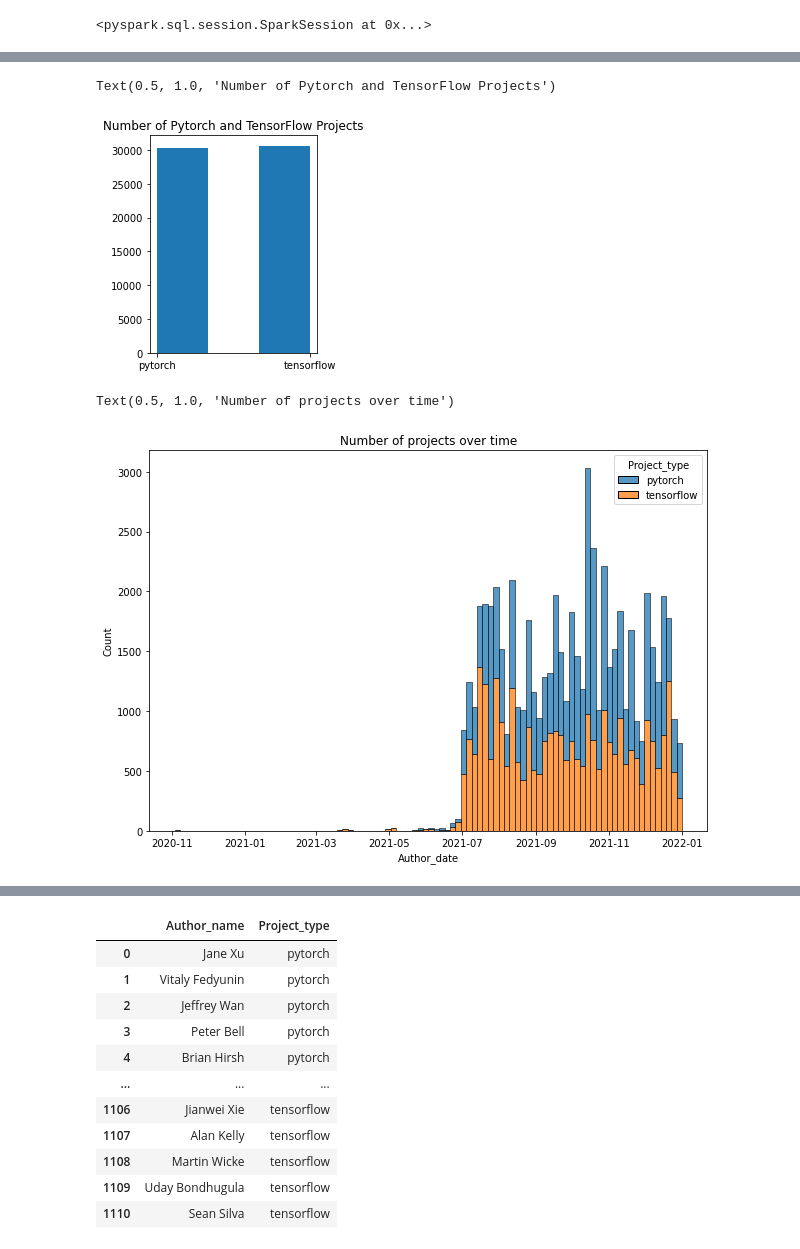
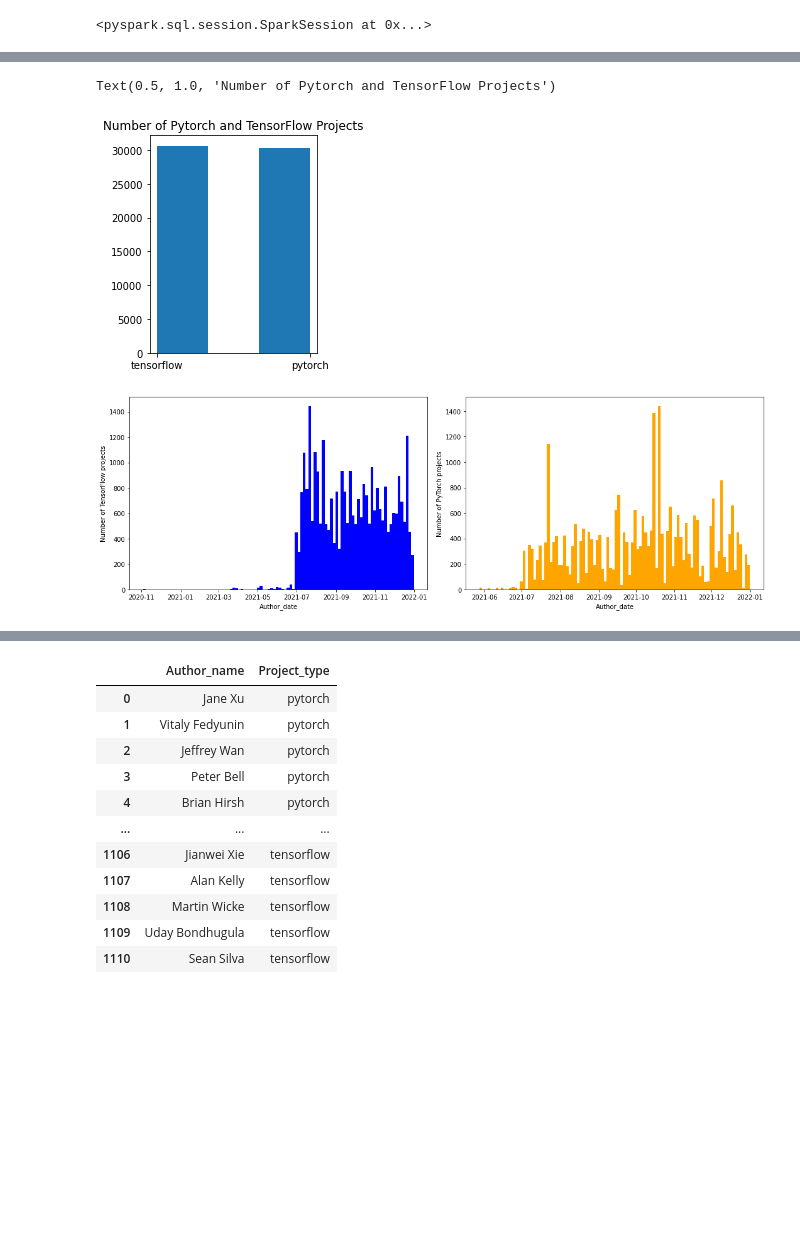
Before and after one commit to crystalwongcy/database_management, a Jupyter notebook: DMS.ipynb, the cells around one changed output, grey strips where cells are left out. Saved outputs shown, nothing was run; the diff lists cells and outputs as text; code cells hidden in the pictures; blank space fills up the shorter version.

```diff
--- a/DMS.ipynb
+++ b/DMS.ipynb
@@ -802,8 +795,12 @@ root
 # %%
 # let's inspect data on Author
-df1 = df_gitData.select(['Commit.Msg.Author.Author_date', "Project_name.Project_type"
-                  ]) \
-         .toPandas()
+df_gitData.createOrReplaceTempView('author')
+df1 = spark_mongo_gitData.sql(
+    """
+    SELECT Commit.Msg.Author.Author_date,Project_name.Project_type
+    FROM author
+    ORDER BY Project_name.Project_type DESC
+    """).toPandas()
 # %%
 # visualise number of Pytorch and TensorFlow projects
 plt.figure(figsize=(3,4))
@@ -811,13 +808,24 @@ plt.hist(df1["Project_type"],bins=3)
 plt.title("Number of Pytorch and TensorFlow Projects")
 # %% [output]
 Text(0.5, 1.0, 'Number of Pytorch and TensorFlow Projects')
-[figure, old version]
+[figure, new version]
-# %%
-# visualise number of projects over time
-plt.figure(figsize=(10,7))
-sns.histplot(x='Author_date', hue='Project_type',multiple='stack', data=df1)
-plt.title("Number of projects over time")
-# %% [output]
-Text(0.5, 1.0, 'Number of projects over time')
-[figure, removed]
+# %%
+# visualise number of projects over time
+tensor_df1 = df1.loc[df1["Project_type"]=="tensorflow",]
+torch_df1 = df1.loc[df1["Project_type"]=="pytorch",]
+
+plt.figure(figsize=(15,5))
+plt.subplot(1,2,1)
+plt.hist(tensor_df1["Author_date"], bins=100, color="blue")
+plt.xlabel("Author_date")
+plt.ylabel("Number of TensorFlow projects")
+
+plt.subplot(1,2,2)
+plt.hist(torch_df1["Author_date"], bins=100, color="orange")
+plt.xlabel("Author_date")
+plt.ylabel("Number of PyTorch projects")
+plt.tight_layout()
+plt.show()
+# %% [output]
+[figure, added]
 # %%
```
Also changed, not shown: parts of 15 cells of this notebook, 2 other files.
